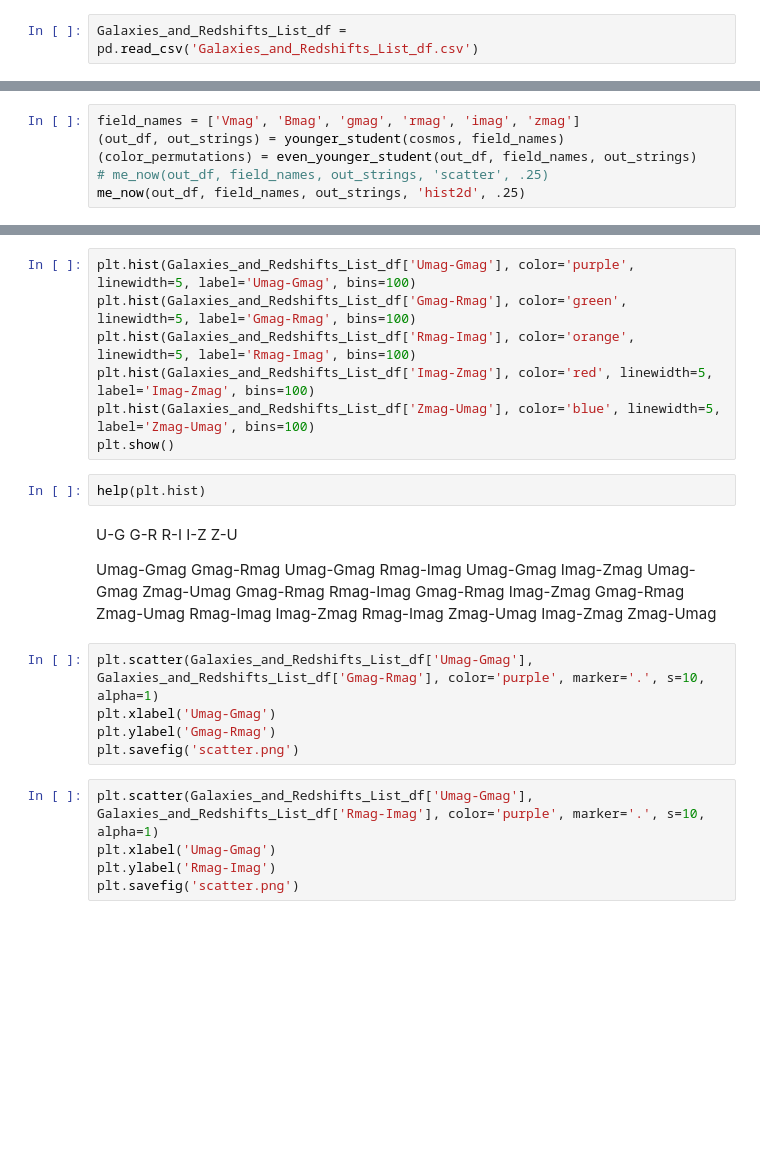
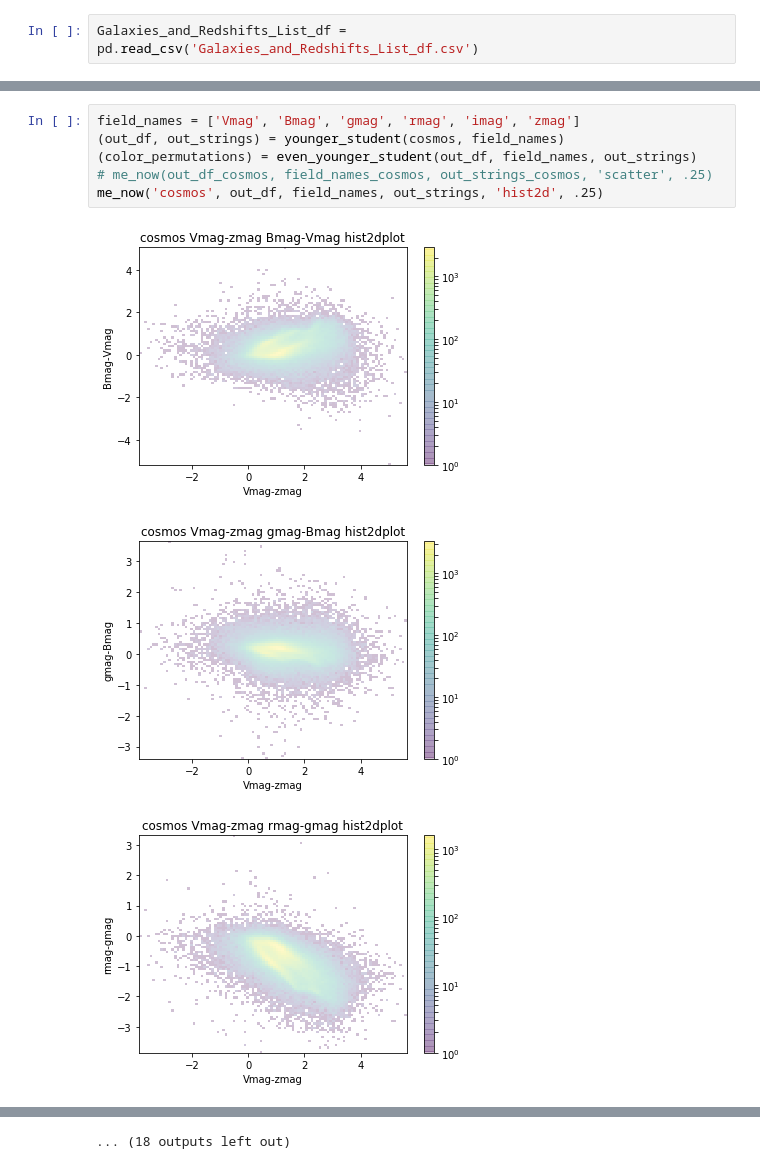
Before and after one commit to lialubit/Redshift, a Jupyter notebook: Redshift+5-29+Notebook.ipynb, the cells around one changed output, grey strips where cells are left out. Drawn from its saved outputs; the diff is of its cells as text; blank space fills up the shorter version.

```diff
--- a/Redshift+5-29+Notebook.ipynb
+++ b/Redshift+5-29+Notebook.ipynb
@@ -344,6 +458,10 @@ me_now(out_df, field_names, out_strings, 'hist2d', .25)
 # %%
 field_names = ['Vmag', 'Bmag', 'gmag', 'rmag', 'imag', 'zmag']
 (out_df, out_strings) = younger_student(cosmos, field_names)
 (color_permutations) = even_younger_student(out_df, field_names, out_strings)
-# me_now(out_df, field_names, out_strings, 'scatter', .25)
-me_now(out_df, field_names, out_strings, 'hist2d', .25)
+# me_now(out_df_cosmos, field_names_cosmos, out_strings_cosmos, 'scatter', .25)
+me_now('cosmos', out_df, field_names, out_strings, 'hist2d', .25)
+# %% [output]
+[figure, added]
+[figure, added]
+[figure, added]
@@ -350,36 +477 @@ me_now(out_df, field_names, out_strings, 'hist2d', .25)
+... (18 outputs left out)
-# %%
-plt.hist(Galaxies_and_Redshifts_List_df['Umag-Gmag'], color='purple', linewidth=5, label='Umag-Gmag', bins=100)
-plt.hist(Galaxies_and_Redshifts_List_df['Gmag-Rmag'], color='green', linewidth=5, label='Gmag-Rmag', bins=100)
-plt.hist(Galaxies_and_Redshifts_List_df['Rmag-Imag'], color='orange', linewidth=5, label='Rmag-Imag', bins=100)
-plt.hist(Galaxies_and_Redshifts_List_df['Imag-Zmag'], color='red', linewidth=5, label='Imag-Zmag', bins=100)
-plt.hist(Galaxies_and_Redshifts_List_df['Zmag-Umag'], color='blue', linewidth=5, label='Zmag-Umag', bins=100)
-plt.show()
-# %%
-help(plt.hist)
-# %% [markdown]
-U-G
-G-R
-R-I
-I-Z
-Z-U
-
-Umag-Gmag Gmag-Rmag
-Umag-Gmag Rmag-Imag
-Umag-Gmag Imag-Zmag
-Umag-Gmag Zmag-Umag
-Gmag-Rmag Rmag-Imag
-Gmag-Rmag Imag-Zmag
-Gmag-Rmag Zmag-Umag
-Rmag-Imag Imag-Zmag
-Rmag-Imag Zmag-Umag
-Imag-Zmag Zmag-Umag
-# %%
-plt.scatter(Galaxies_and_Redshifts_List_df['Umag-Gmag'], Galaxies_and_Redshifts_List_df['Gmag-Rmag'], color='purple', marker='.', s=10, alpha=1)
-plt.xlabel('Umag-Gmag')
-plt.ylabel('Gmag-Rmag')
-plt.savefig('scatter.png')
-# %%
-plt.scatter(Galaxies_and_Redshifts_List_df['Umag-Gmag'], Galaxies_and_Redshifts_List_df['Rmag-Imag'], color='purple', marker='.', s=10, alpha=1)
-plt.xlabel('Umag-Gmag')
-plt.ylabel('Rmag-Imag')
-plt.savefig('scatter.png')
```
Also changed, not shown: parts of 40 cells of this notebook.
